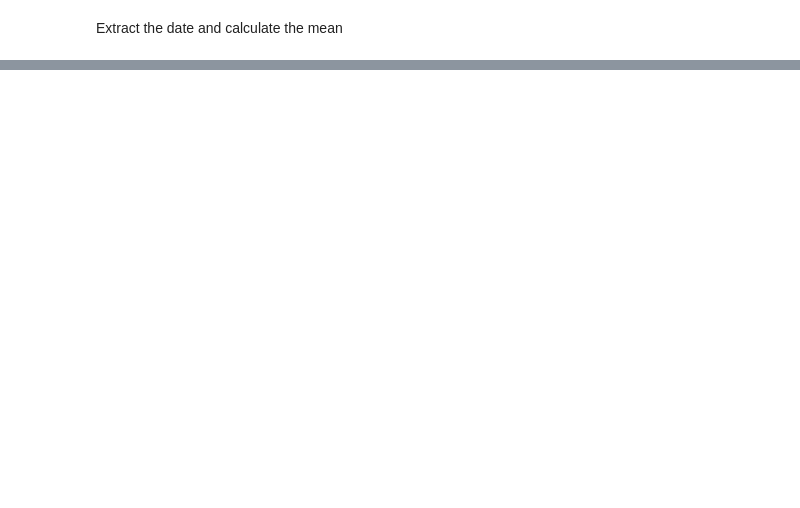
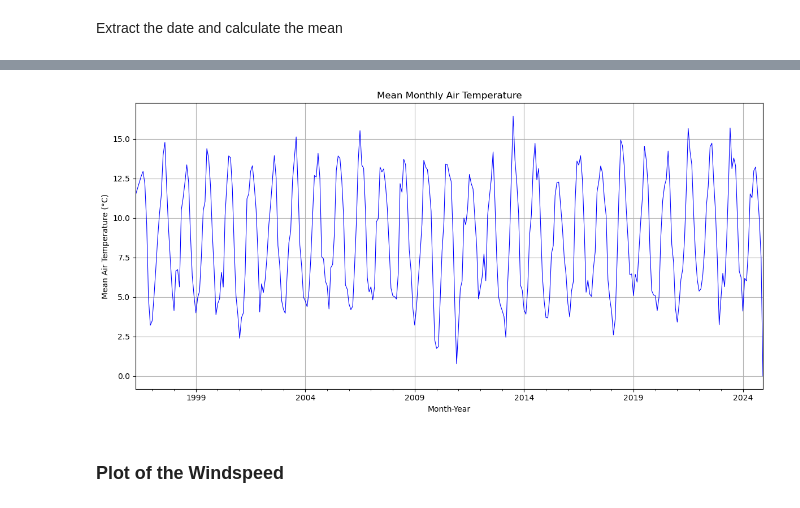
Before and after one commit to aoifeflav/PFDA-assignments, a Jupyter notebook: assignment_6_Weather.ipynb, the cells around one changed output, grey strips where cells are left out. Saved outputs shown, nothing was run; the diff lists cells and outputs as text; code cells hidden in the pictures; blank space fills up the shorter version.

Commit message:
2 more plots added

```diff
--- a/assignment_6_Weather.ipynb
+++ b/assignment_6_Weather.ipynb
@@ -96,0 +101,8 @@ plt.show()
+# %%
+# Take out the month and year
+df_cleaned['Month-Year'] = df_cleaned['Date and Time (UTC)'].dt.to_period('M')
+
+# Calculate mean temperature
+monthly_mean_temp = df_cleaned.groupby('Month-Year')['Air Temperature (C)'].mean()
+
+print(monthly_mean_temp)
@@ -96,0 +123,14 @@ plt.show()
+# %%
+# Plot the monthly mean temp
+plt.figure(figsize=(12, 6))
+monthly_mean_temp.plot(kind='line', color='blue', linewidth=0.8)
+plt.title('Mean Monthly Air Temperature')
+plt.xlabel('Month-Year')
+plt.ylabel('Mean Air Temperature (°C)')
+plt.grid(True)
+plt.tight_layout()
+plt.show()
+# %% [output]
+[figure, added]
+# %% [markdown]
+### Plot of the Windspeed
```
Also changed, not shown: parts of 8 cells of this notebook.
